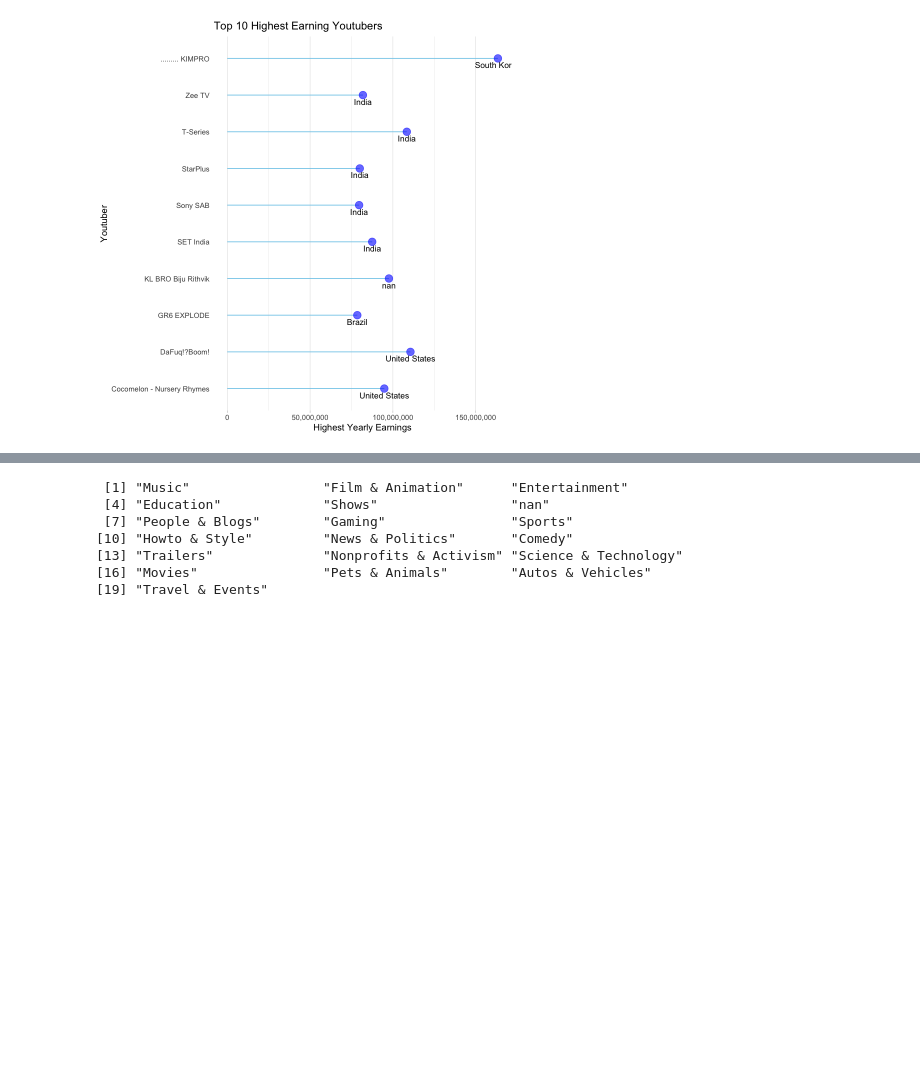
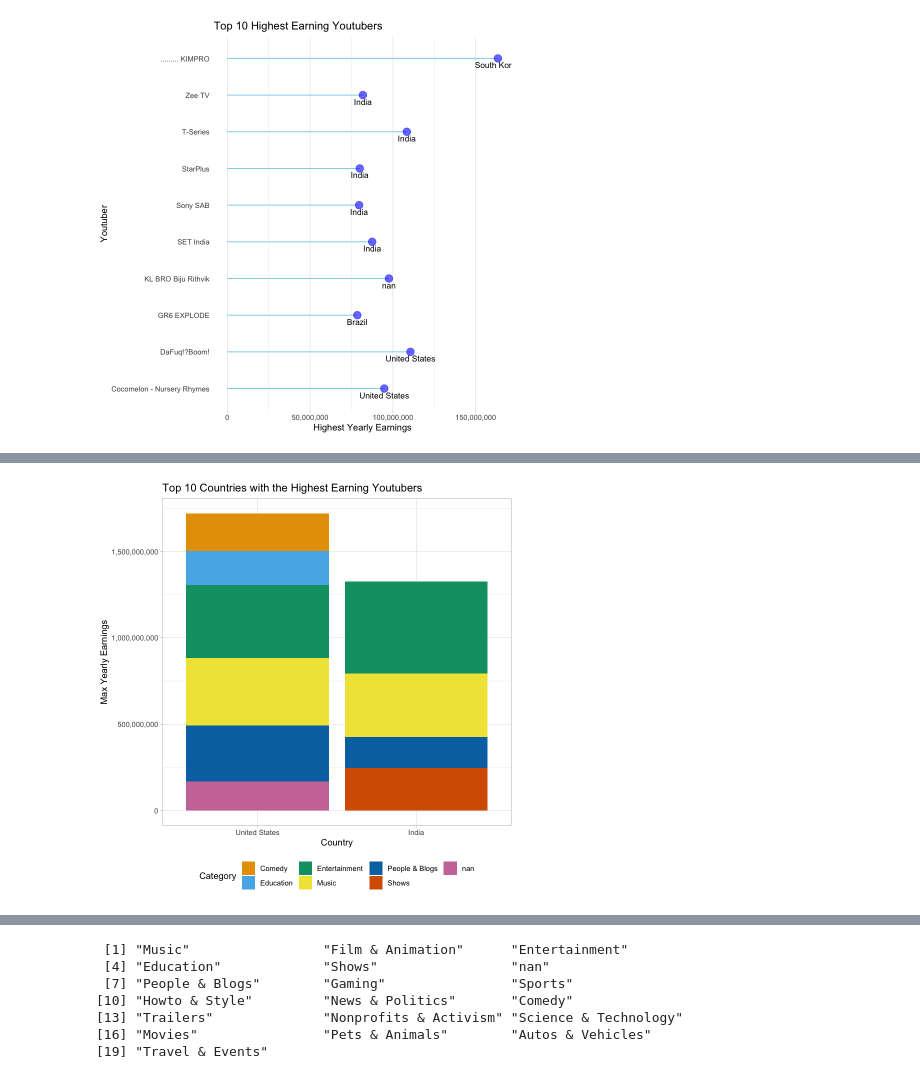
Before and after one commit to bugarin10/data_modeling_project_1, a Jupyter notebook: A2_summary_statistics/summary_statistics.ipynb, the cells around one changed output, grey strips where cells are left out. Drawn from its saved outputs; the diff is of its cells as text; code cells hidden in the pictures; blank space fills up the shorter version.

Commit message:
adding plots

```diff
--- a/A2_summary_statistics/summary_statistics.ipynb
+++ b/A2_summary_statistics/summary_statistics.ipynb
@@ -62,0 +81,12 @@ ggplot(famous_youtubers, aes(x = Youtuber, y = highest_yearly_earnings)) +
+# %%
+# group by Country and category and find the sum of max yearly earnings and order them from max to min
+
+library(dplyr)
+
+top_10_categories_by_country <- data %>%
+  group_by(Country, category) %>%
+  summarise(max_yearly_earnings = sum(highest_yearly_earnings)) %>%
+  arrange(desc(max_yearly_earnings)) %>%
+  head(10)
+
+top_10_categories_by_country
@@ -62,0 +109,11 @@ ggplot(famous_youtubers, aes(x = Youtuber, y = highest_yearly_earnings)) +
+# %%
+my_palette <- c("#E69F00", "#56B4E9", "#009E73", "#F0E442", "#0072B2", "#D55E00", "#CC79A7")
+top_10_categories_by_country %>% ggplot(aes(x = reorder(Country, max_yearly_earnings), y = max_yearly_earnings, fill = category)) +
+  geom_bar(stat = "identity") +
+  theme_light() +
+  theme(legend.position = "bottom") +
+  labs(title = "Top 10 Countries with the Highest Earning Youtubers", x = "Country", y = "Max Yearly Earnings", fill = "Category") +
+  scale_fill_manual(values = my_palette) +
+  scale_y_continuous(labels = comma)
+# %% [output]
+[figure, added]
```
Also changed, not shown: parts of 9 cells of this notebook.
